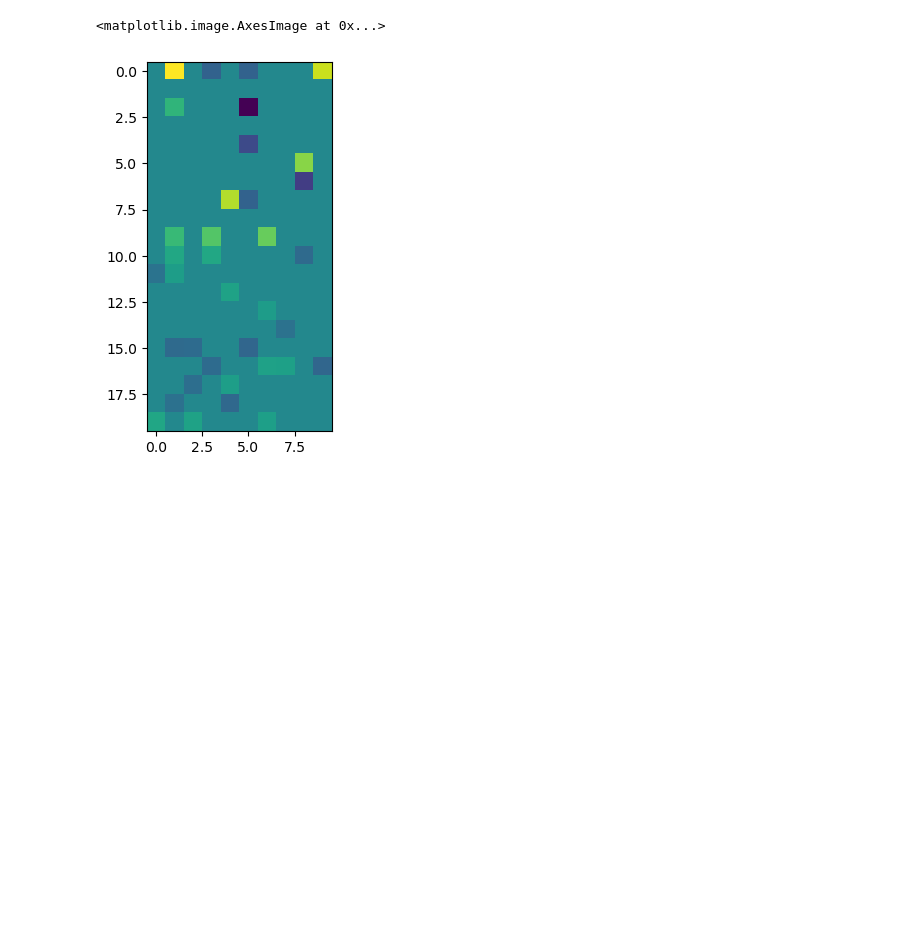
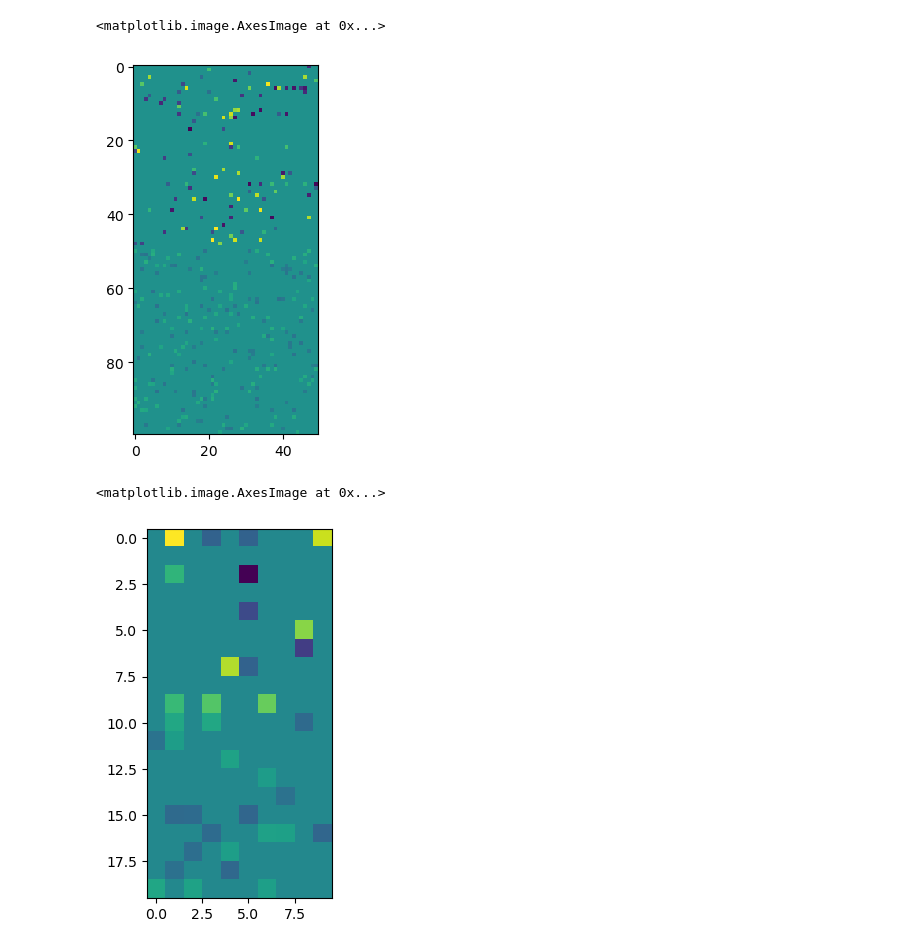
Before and after one commit to tylergibbs/dsc180ProjectB, a Jupyter notebook: DYNOTEARS/testing.ipynb, the cells around one changed output. Saved outputs shown, nothing was run; the diff lists cells and outputs as text; code cells hidden in the pictures; blank space fills up the shorter version.

```diff
--- a/DYNOTEARS/testing.ipynb
+++ b/DYNOTEARS/testing.ipynb
@@ -4,12 +4,17 @@ import matplotlib.pyplot as plt
 # %%
 from generate_data import SyntheticDataset
 # %%
-d = 10
+d = 50
 p = 1
-n = 1000
+n = 500
 
 A_init = np.random.randn((p+1) *d, d)
-dag_obj = SyntheticDataset(n=n, d=d, p=p, B_scale=1.0, graph_type='ER', degree=2, A_scale=1.0, noise_type='NV')
+dag_obj = SyntheticDataset(n=n, d=d, p=p, B_scale=1.0, graph_type='ER', degree=4, A_scale=1.5, noise_type='EV')
+# %%
+plt.imshow(dag_obj.A)
+# %% [output]
+<matplotlib.image.AxesImage at 0x...>
+[figure, added]
 # %%
 import dynotears
 # %%
```
Also changed, not shown: 5 other files.
